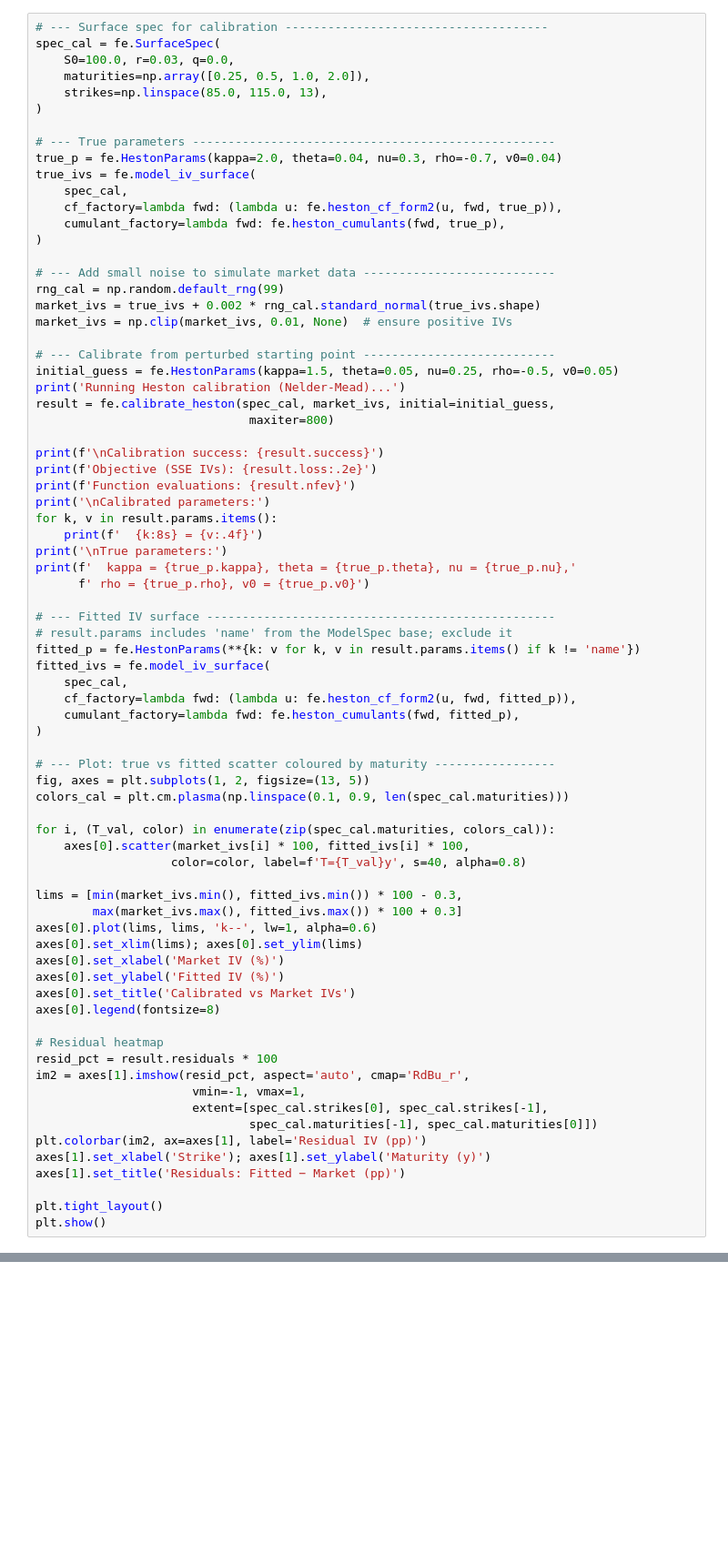
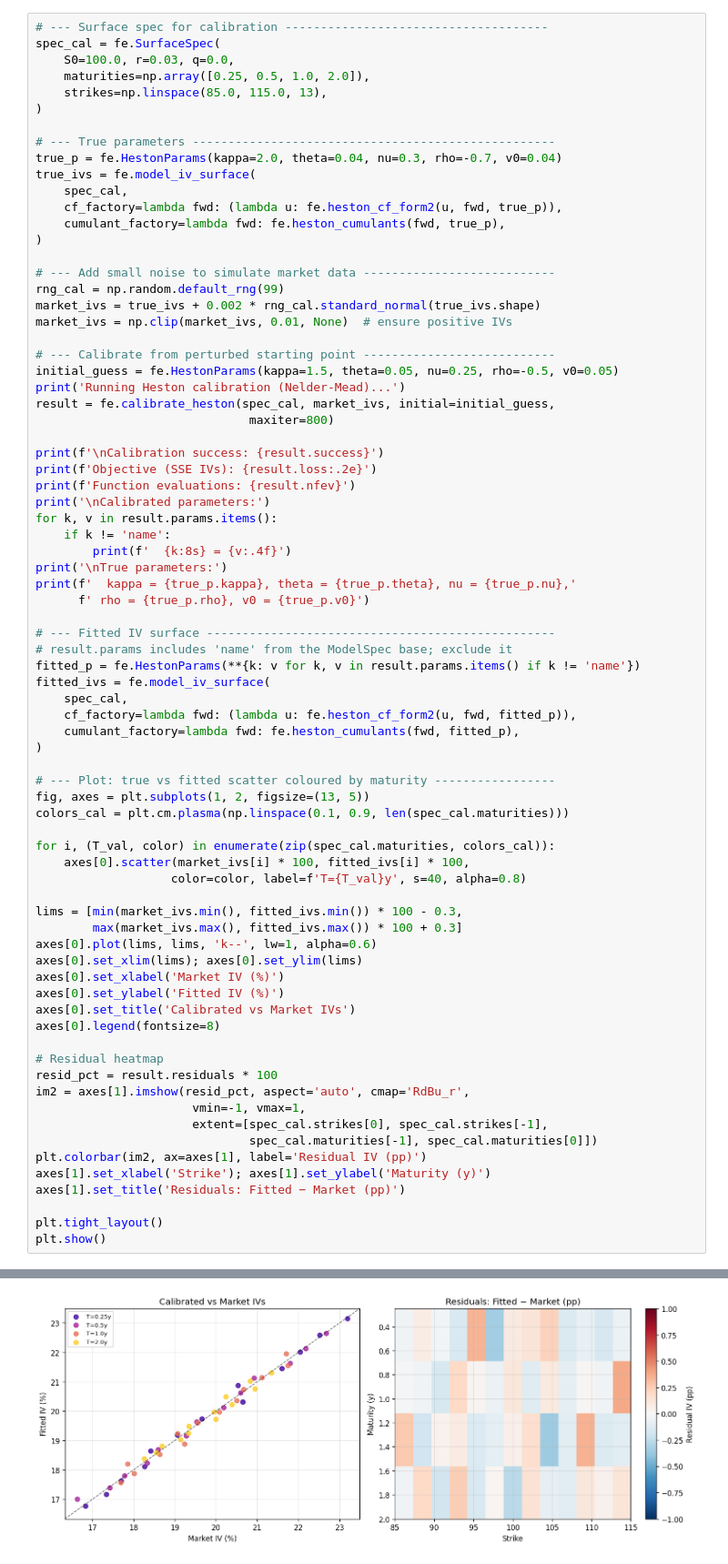
Before and after one commit to nl2992/fourier-option-pricer, a Jupyter notebook: notebooks/demo_advanced.ipynb, the cells around one changed output, grey strips where cells are left out. Shown at 91% size. Drawn from its saved outputs; the diff is of its cells as text; blank space fills up the shorter version.

```diff
--- a/notebooks/demo_advanced.ipynb
+++ b/notebooks/demo_advanced.ipynb
@@ -359,7 +404,8 @@ print(f'Objective (SSE IVs): {result.loss:.2e}')
 print(f'Function evaluations: {result.nfev}')
 print('\nCalibrated parameters:')
 for k, v in result.params.items():
-    print(f'  {k:8s} = {v:.4f}')
+    if k != 'name':
+        print(f'  {k:8s} = {v:.4f}')
 print('\nTrue parameters:')
 print(f'  kappa = {true_p.kappa}, theta = {true_p.theta}, nu = {true_p.nu},'
       f' rho = {true_p.rho}, v0 = {true_p.v0}')
@@ -402,3 +448,4 @@ axes[1].set_title('Residuals: Fitted − Market (pp)')
 
 plt.tight_layout()
 plt.show()
+# %% [output]
@@ -405,3 +467,4 @@ plt.show()
+[figure, added]
 # %% [markdown]
 ---
 ## Section 7: Monte Carlo Comparison
```
Also changed, not shown: parts of 13 cells of this notebook, 23 other files.
